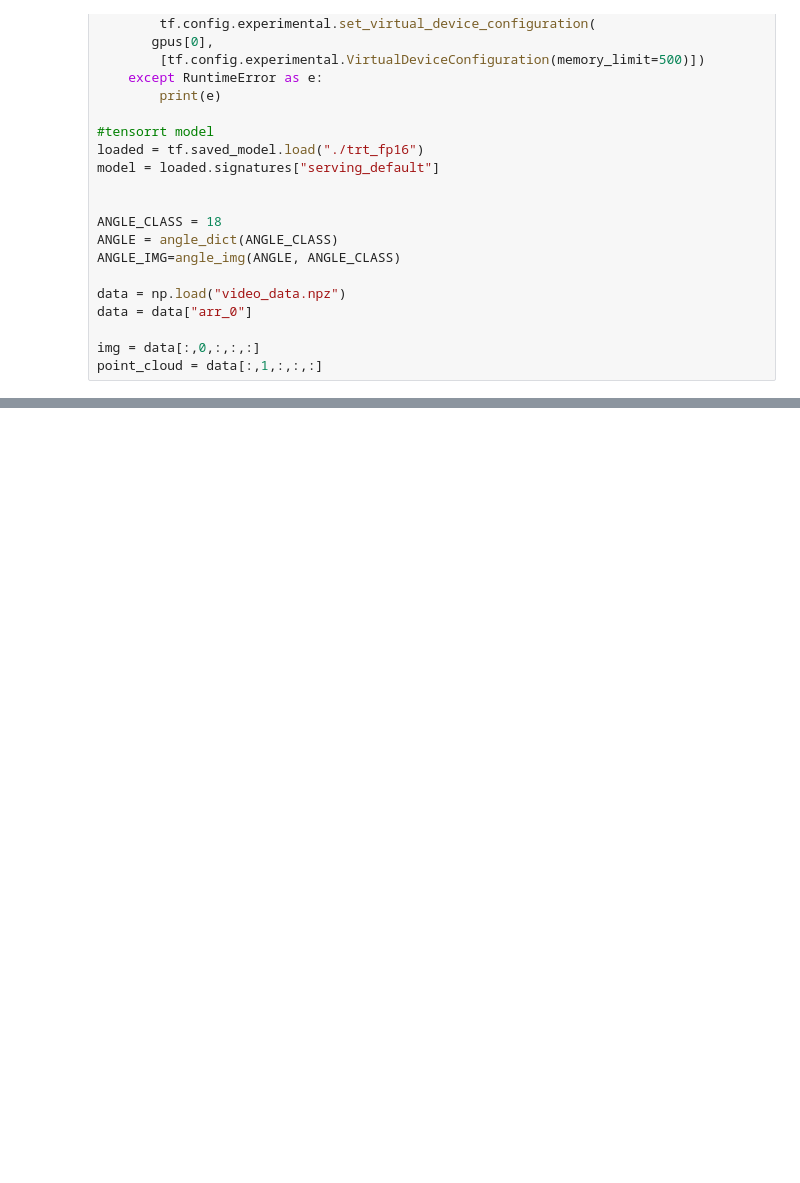
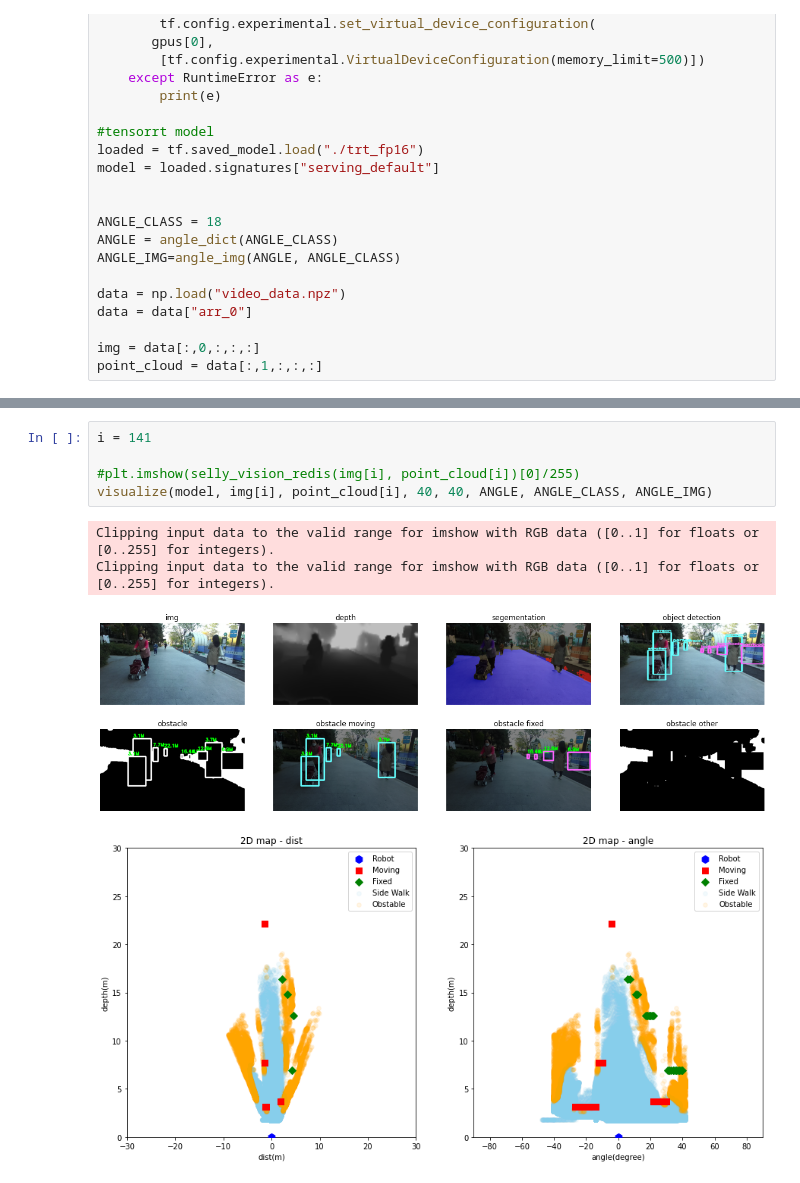
Before and after one commit to seraaaayeo/SellyDev, a Jupyter notebook: vision_optimizer.ipynb, the cells around one changed output, grey strips where cells are left out. Saved outputs shown, nothing was run; the diff lists cells and outputs as text; blank space fills up the shorter version.

```diff
--- a/vision_optimizer.ipynb
+++ b/vision_optimizer.ipynb
@@ -137,0 +39,10 @@ plt.legend(labels = ["Sight", "Moving", "Fixed","Side Walk", "Obstable"], loc="u
+# %%
+i = 141
+
+#plt.imshow(selly_vision_redis(img[i], point_cloud[i])[0]/255)
+visualize(model, img[i], point_cloud[i], 40, 40, ANGLE, ANGLE_CLASS, ANGLE_IMG)
+# %% [output]
+Clipping input data to the valid range for imshow with RGB data ([0..1] for floats or [0..255] for integers).
+Clipping input data to the valid range for imshow with RGB data ([0..1] for floats or [0..255] for integers).
+[figure, added]
+[figure, added]
```
Also changed, not shown: parts of 23 cells of this notebook, 5 other files.
